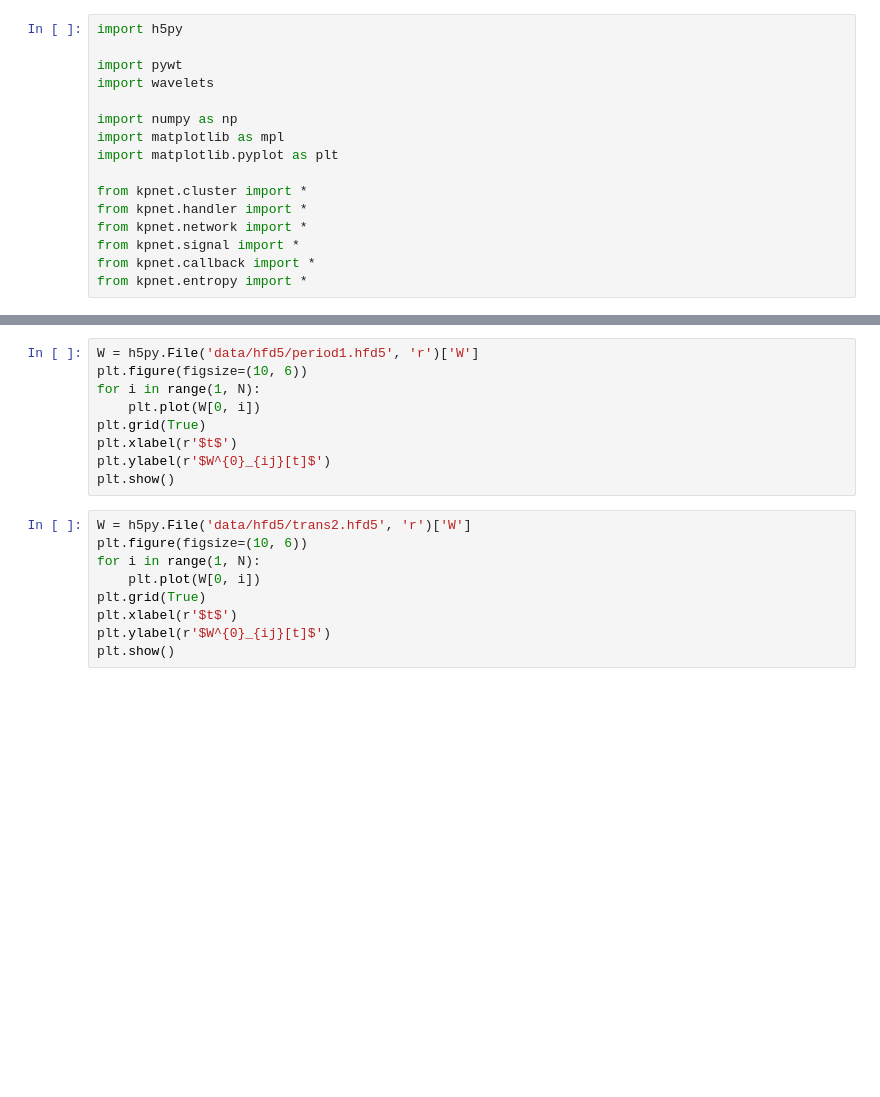
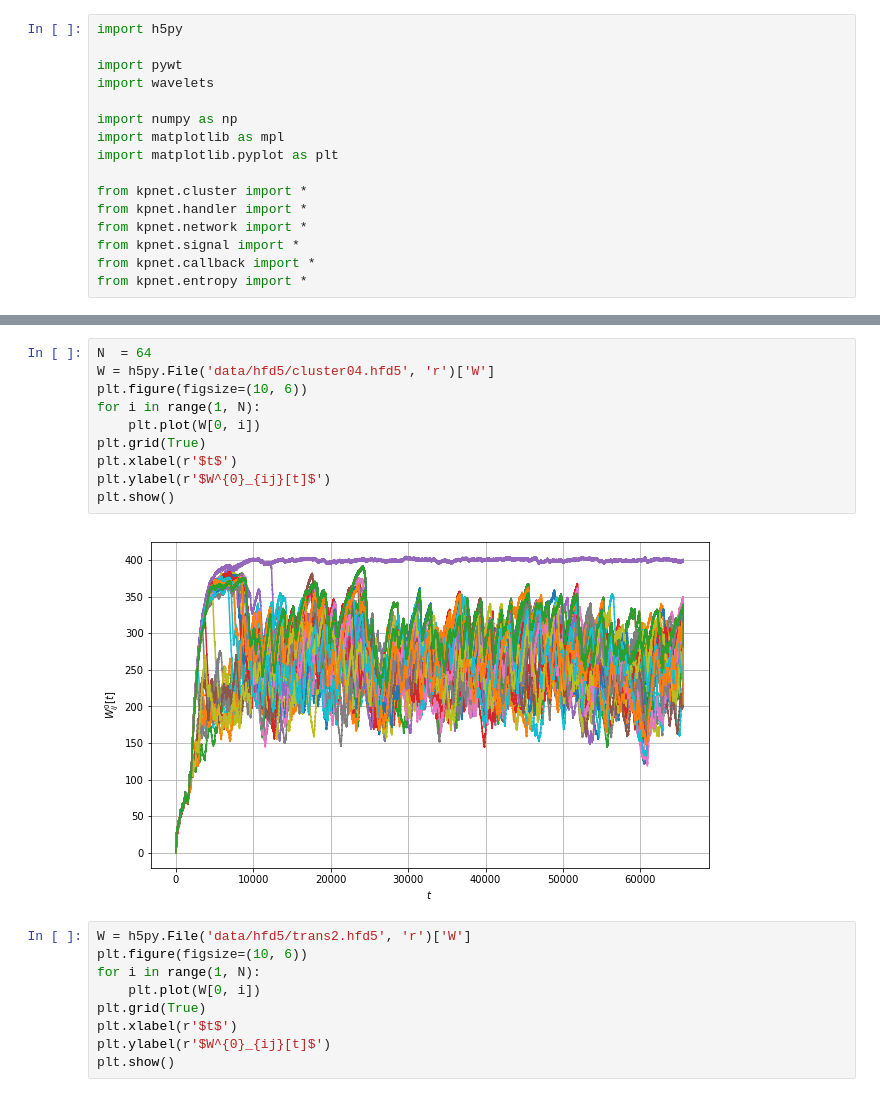
Before and after one commit to dkaravaev/neurodyn, a Jupyter notebook: PlotRegime.ipynb, the cells around one changed output, grey strips where cells are left out. Cells and saved outputs as stored; diff of their text form; blank space fills up the shorter version.

```diff
--- a/PlotRegime.ipynb
+++ b/PlotRegime.ipynb
@@ -77,12 +77,15 @@ plt.show()
 # %%
-W = h5py.File('data/hfd5/period1.hfd5', 'r')['W']
+N  = 64
+W = h5py.File('data/hfd5/cluster04.hfd5', 'r')['W']
 plt.figure(figsize=(10, 6))
 for i in range(1, N):
     plt.plot(W[0, i])
 plt.grid(True)
 plt.xlabel(r'$t$')
 plt.ylabel(r'$W^{0}_{ij}[t]$')
 plt.show()
+# %% [output]
+[figure, added]
 # %%
 W = h5py.File('data/hfd5/trans2.hfd5', 'r')['W']
 plt.figure(figsize=(10, 6))
```
Also changed, not shown: parts of 5 cells of this notebook, 5 other files.
